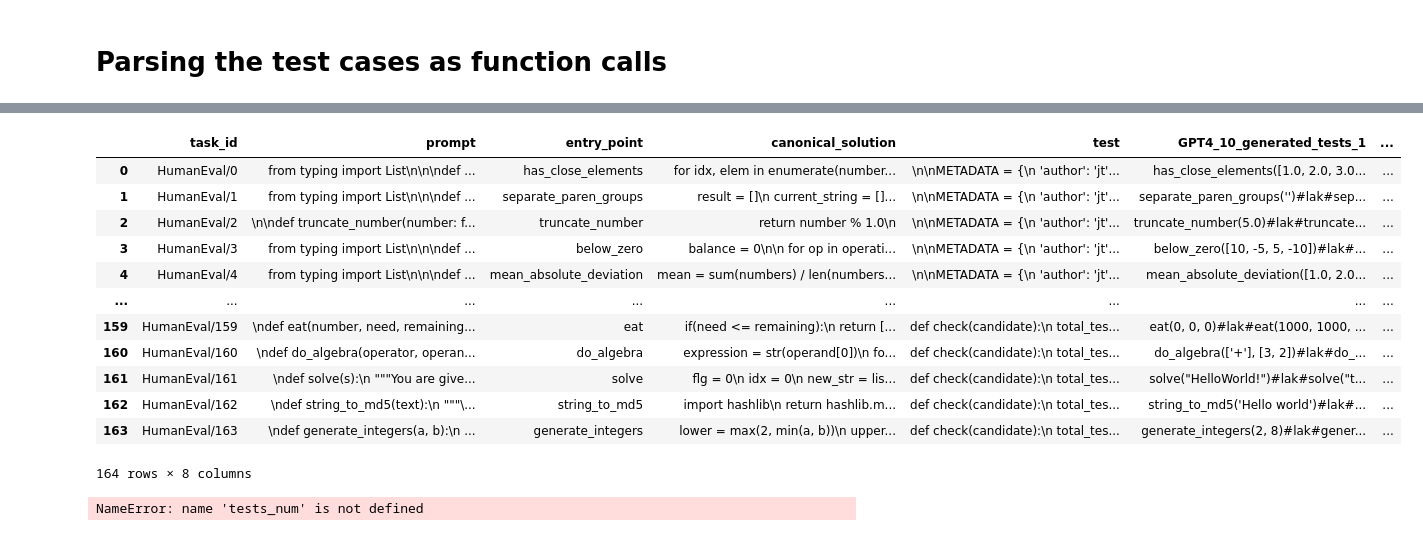
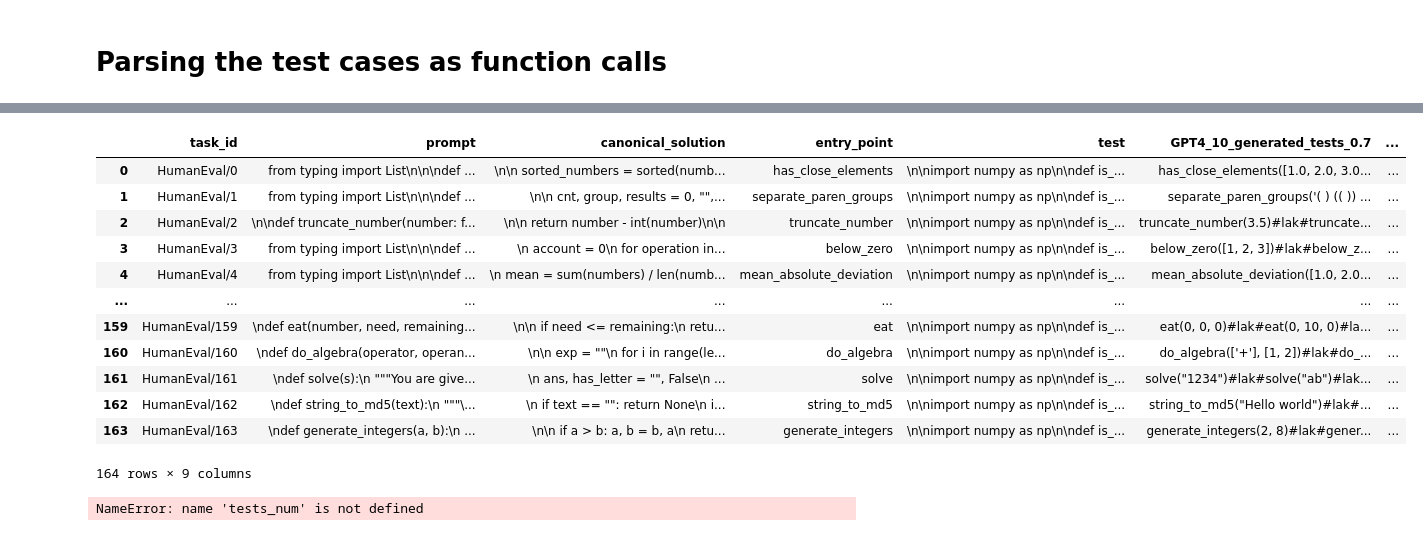
Before and after one commit to QEDady/LLM-Code-Verifier, a Jupyter notebook: TestcaseMethod/test_cases_generation.ipynb, the cells around one changed output, grey strips where cells are left out. Drawn from its saved outputs; the diff is of its cells as text; code cells hidden in the pictures.

```diff
--- a/TestcaseMethod/test_cases_generation.ipynb
+++ b/TestcaseMethod/test_cases_generation.ipynb
@@ -210,7 +205,8 @@ client = AzureOpenAI(
 )
 # %%
 #read the dataset from the jsonl file
-df = pd.read_json('human-eval-modified-with-tests.jsonl', lines=True)
-
+# df = pd.read_json('human-eval-modified-with-tests.jsonl', lines=True)
+#human eval plus
+df = pd.read_json('human_eval_plus.jsonl', lines=True)
 df.head()
 # %% [output]
@@ -233,7 +233,7 @@ entry_points = df['entry_point'].tolist()
 l = len(df)
 
 tests_num = 10
-tests_temperature = 0.5
+tests_temperature = 1.3
 
 for i in range(l):
     ID = taskID[i]
@@ -256,3 +256,5 @@ for i in range(l):
     response_text = response.choices[0].message.content
     temp_df = pd.DataFrame([[ID, problem_statement, entry_point, response_text]], columns=['taskID', 'prompt', 'entry_point', 'response'])
     responses = pd.concat([responses, temp_df], ignore_index=True)
+
+    print("Completed task", i+1, "of", l)
@@ -331,0 +385,4 @@ All
+# %%
+temp = All.copy()
+temp = temp[['task_id',f'GPT4_10_generated_tests_{tests_temperature}']]
+temp
@@ -332,24 +403,26 @@ All
 # %%
 #merge all with df to get the final dataframe
 # final_df = pd.merge(df, All, on = 'task_id', how='left')
 # final_df
-final_df = pd.merge(df, All, on='task_id', suffixes=('_df', '_All'))
+# final_df = pd.merge(df, All, on='task_id', suffixes=('_df', '_All'))
+final_df = pd.read_csv('human-eval-plus-with-tests.csv')
+final_df = pd.merge(final_df, temp, on='task_id', suffixes=('_df', '_All'))
 if f'GPT4_{tests_num}_generated_tests_{tests_temperature}_df' in final_df.columns:
     final_df.drop(columns=[f'GPT4_{tests_num}_generated_tests_{tests_temperature}_df'], inplace=True)
     final_df.rename(columns={f'GPT4_{tests_num}_generated_tests_{tests_temperature}_All': f'GPT4_{tests_num}_generated_tests_{tests_temperature}'}, inplace=True)
 final_df
 # %% [output]
-|  | task_id | prompt | entry_point | canonical_solution | test | GPT4_10_generated_tests_1 | ... |
-| 0 | HumanEval/0 | from typing import List\n\n\ndef ... | has_close_elements | for idx, elem in enumerate(number... | \n\nMETADATA = {\n 'author': 'jt'... | has_close_elements([1.0, 2.0, 3.0... | ... |
-| 1 | HumanEval/1 | from typing import List\n\n\ndef ... | separate_paren_groups | result = []\n current_string = []... | \n\nMETADATA = {\n 'author': 'jt'... | separate_paren_groups('')#lak#sep... | ... |
-| 2 | HumanEval/2 | \n\ndef truncate_number(number: f... | truncate_number | return number % 1.0\n | \n\nMETADATA = {\n 'author': 'jt'... | truncate_number(5.0)#lak#truncate... | ... |
-| 3 | HumanEval/3 | from typing import List\n\n\ndef ... | below_zero | balance = 0\n\n for op in operati... | \n\nMETADATA = {\n 'author': 'jt'... | below_zero([10, -5, 5, -10])#lak#... | ... |
-| 4 | HumanEval/4 | from typing import List\n\n\ndef ... | mean_absolute_deviation | mean = sum(numbers) / len(numbers... | \n\nMETADATA = {\n 'author': 'jt'... | mean_absolute_deviation([1.0, 2.0... | ... |
+|  | task_id | prompt | canonical_solution | entry_point | test | GPT4_10_generated_tests_0.7 | ... |
+| 0 | HumanEval/0 | from typing import List\n\n\ndef ... | \n\n sorted_numbers = sorted(numb... | has_close_elements | \n\nimport numpy as np\n\ndef is_... | has_close_elements([1.0, 2.0, 3.0... | ... |
+| 1 | HumanEval/1 | from typing import List\n\n\ndef ... | \n\n cnt, group, results = 0, "",... | separate_paren_groups | \n\nimport numpy as np\n\ndef is_... | separate_paren_groups('( ) (( )) ... | ... |
+| 2 | HumanEval/2 | \n\ndef truncate_number(number: f... | \n\n return number - int(number)\n\n | truncate_number | \n\nimport numpy as np\n\ndef is_... | truncate_number(3.5)#lak#truncate... | ... |
+| 3 | HumanEval/3 | from typing import List\n\n\ndef ... | \n account = 0\n for operation in... | below_zero | \n\nimport numpy as np\n\ndef is_... | below_zero([1, 2, 3])#lak#below_z... | ... |
+| 4 | HumanEval/4 | from typing import List\n\n\ndef ... | \n mean = sum(numbers) / len(numb... | mean_absolute_deviation | \n\nimport numpy as np\n\ndef is_... | mean_absolute_deviation([1.0, 2.0... | ... |
 | ... | ... | ... | ... | ... | ... | ... | ... |
-| 159 | HumanEval/159 | \ndef eat(number, need, remaining... | eat | if(need <= remaining):\n return [... | def check(candidate):\n total_tes... | eat(0, 0, 0)#lak#eat(1000, 1000, ... | ... |
-| 160 | HumanEval/160 | \ndef do_algebra(operator, operan... | do_algebra | expression = str(operand[0])\n fo... | def check(candidate):\n total_tes... | do_algebra(['+'], [3, 2])#lak#do_... | ... |
-| 161 | HumanEval/161 | \ndef solve(s):\n """You are give... | solve | flg = 0\n idx = 0\n new_str = lis... | def check(candidate):\n total_tes... | solve("HelloWorld!")#lak#solve("t... | ... |
-| 162 | HumanEval/162 | \ndef string_to_md5(text):\n """\... | string_to_md5 | import hashlib\n return hashlib.m... | def check(candidate):\n total_tes... | string_to_md5('Hello world')#lak#... | ... |
-| 163 | HumanEval/163 | \ndef generate_integers(a, b):\n ... | generate_integers | lower = max(2, min(a, b))\n upper... | def check(candidate):\n total_tes... | generate_integers(2, 8)#lak#gener... | ... |
+| 159 | HumanEval/159 | \ndef eat(number, need, remaining... | \n\n if need <= remaining:\n retu... | eat | \n\nimport numpy as np\n\ndef is_... | eat(0, 0, 0)#lak#eat(0, 10, 0)#la... | ... |
+| 160 | HumanEval/160 | \ndef do_algebra(operator, operan... | \n\n exp = ""\n for i in range(le... | do_algebra | \n\nimport numpy as np\n\ndef is_... | do_algebra(['+'], [1, 2])#lak#do_... | ... |
+| 161 | HumanEval/161 | \ndef solve(s):\n """You are give... | \n ans, has_letter = "", False\n ... | solve | \n\nimport numpy as np\n\ndef is_... | solve("1234")#lak#solve("ab")#lak... | ... |
+| 162 | HumanEval/162 | \ndef string_to_md5(text):\n """\... | \n if text == "": return None\n i... | string_to_md5 | \n\nimport numpy as np\n\ndef is_... | string_to_md5("Hello world")#lak#... | ... |
+| 163 | HumanEval/163 | \ndef generate_integers(a, b):\n ... | \n\n if a > b: a, b = b, a\n retu... | generate_integers | \n\nimport numpy as np\n\ndef is_... | generate_integers(2, 8)#lak#gener... | ... |
-164 rows × 8 columns
+164 rows × 9 columns
 # %%
```
Also changed, not shown: parts of 9 cells of this notebook, 7 other files.
